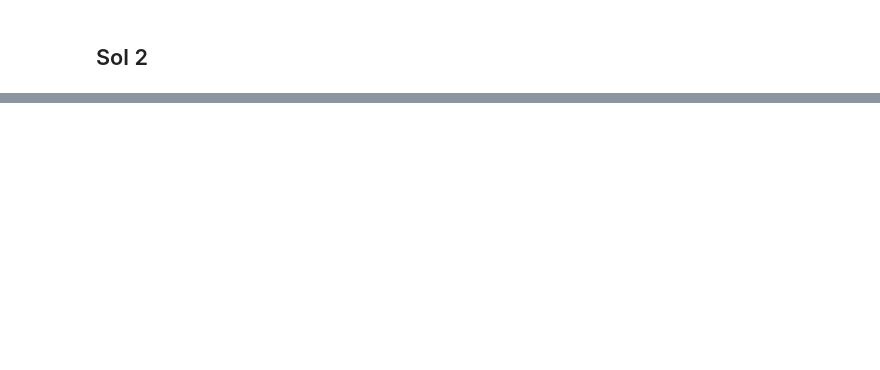
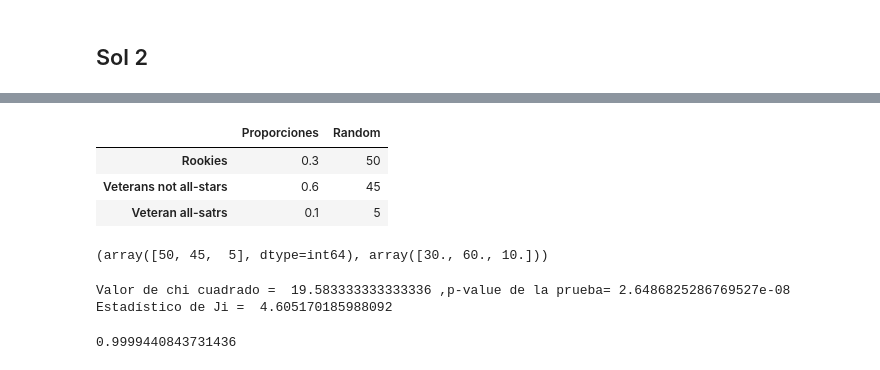
Before and after one commit to BetsyTorres/ProyectoConjunto_TorresBetsy_LozaEduardo, a Jupyter notebook: Tarea_9.ipynb, the cells around one changed output, grey strips where cells are left out. Cells and saved outputs as stored; diff of their text form; code cells hidden in the pictures; blank space fills up the shorter version.

```diff
--- a/Tarea_9.ipynb
+++ b/Tarea_9.ipynb
@@ -47,0 +103,35 @@ from scipy import optimize
+# %%
+alpha = 0.05
+
+cards = pd.DataFrame(index=['Rookies','Veterans not all-stars','Veteran all-satrs'],columns=['Proporciones', 'Random'])
+cards['Proporciones'] = [0.30,0.60,0.10]
+cards['Random'] = [50, 45, 5]
+cards
+# %% [output]
+|  | Proporciones | Random |
+| Rookies | 0.3 | 50 |
+| Veterans not all-stars | 0.6 | 45 |
+| Veteran all-satrs | 0.1 | 5 |
+# %%
+f_es = np.array(cards['Proporciones']*100)
+f_ob = np.array(cards['Random'])
+
+f_ob, f_es
+# %% [output]
+(array([50, 45,  5], dtype=int64), array([30., 60., 10.]))
+# %%
+#### Método chi cuadrado
+
+x2 = st.chisquare(f_ob,f_es,ddof=1.99)
+print('Valor de chi cuadrado = ',list(x2)[0],',p-value de la prueba=',list(x2)[1])
+
+Ji = st.chi2.ppf(q = 0.9,df=2)
+print('Estadístico de Ji = ',Ji)
+# %% [output]
+Valor de chi cuadrado =  19.583333333333336 ,p-value de la prueba= 2.6486825286769527e-08
+Estadístico de Ji =  4.605170185988092
+# %%
+x1 = st.chi2.cdf(list(x2)[0],df=2)
+x1
+# %% [output]
+0.9999440843731436
```
Also changed, not shown: parts of 13 cells of this notebook.
